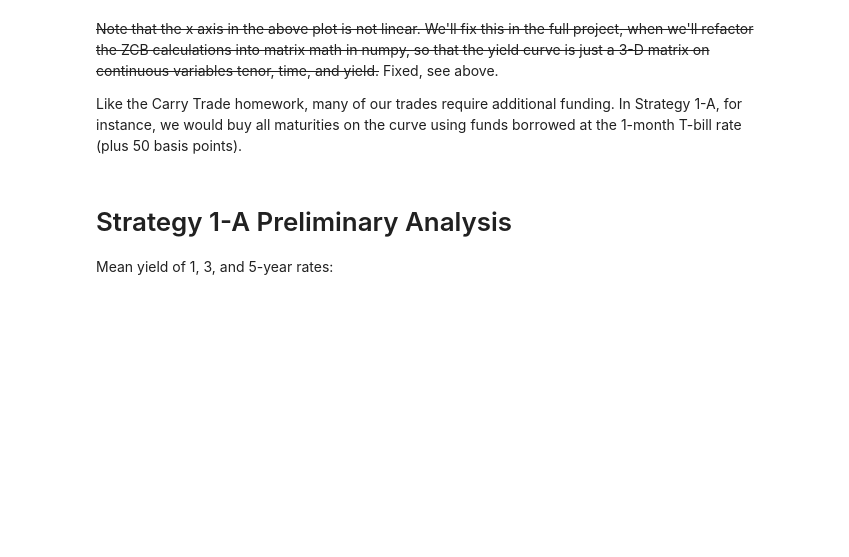
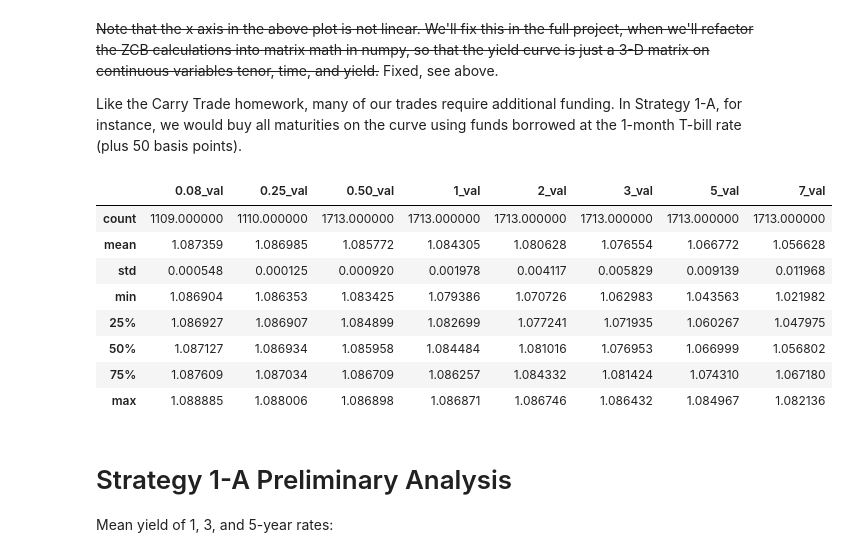
Before and after one commit to ethho/finm-33150, a Jupyter notebook: 20230222_final_proj.ipynb, the cells around one changed output. Saved outputs shown, nothing was run; the diff lists cells and outputs as text; code cells hidden in the pictures; blank space fills up the shorter version.

```diff
--- a/20230222_final_proj.ipynb
+++ b/20230222_final_proj.ipynb
@@ -449,6 +452,18 @@ fig
 ~~Note that the x axis in the above plot is not linear. We'll fix this in the full project, when we'll refactor the ZCB calculations into matrix math in numpy, so that the yield curve is just a 3-D matrix on continuous variables tenor, time, and yield.~~ Fixed, see above.
 
 Like the Carry Trade homework, many of our trades require additional funding. In Strategy 1-A, for instance, we would buy all maturities on the curve using funds borrowed at the 1-month T-bill rate (plus 50 basis points).
+# %%
+uszcb[[col for col in uszcb.columns if col.endswith('val')]].describe()
+# %% [output]
+|  | 0.08_val | 0.25_val | 0.50_val | 1_val | 2_val | 3_val | 5_val | 7_val |
+| count | 1109.000000 | 1110.000000 | 1713.000000 | 1713.000000 | 1713.000000 | 1713.000000 | 1713.000000 | 1713.000000 |
+| mean | 1.087359 | 1.086985 | 1.085772 | 1.084305 | 1.080628 | 1.076554 | 1.066772 | 1.056628 |
+| std | 0.000548 | 0.000125 | 0.000920 | 0.001978 | 0.004117 | 0.005829 | 0.009139 | 0.011968 |
+| min | 1.086904 | 1.086353 | 1.083425 | 1.079386 | 1.070726 | 1.062983 | 1.043563 | 1.021982 |
+| 25% | 1.086927 | 1.086907 | 1.084899 | 1.082699 | 1.077241 | 1.071935 | 1.060267 | 1.047975 |
+| 50% | 1.087127 | 1.086934 | 1.085958 | 1.084484 | 1.081016 | 1.076953 | 1.066999 | 1.056802 |
+| 75% | 1.087609 | 1.087034 | 1.086709 | 1.086257 | 1.084332 | 1.081424 | 1.074310 | 1.067180 |
+| max | 1.088885 | 1.088006 | 1.086898 | 1.086871 | 1.086746 | 1.086432 | 1.084967 | 1.082136 |
 # %% [markdown]
 # Strategy 1-A Preliminary Analysis
 
```
Also changed, not shown: parts of 17 cells of this notebook, 2 other files.
